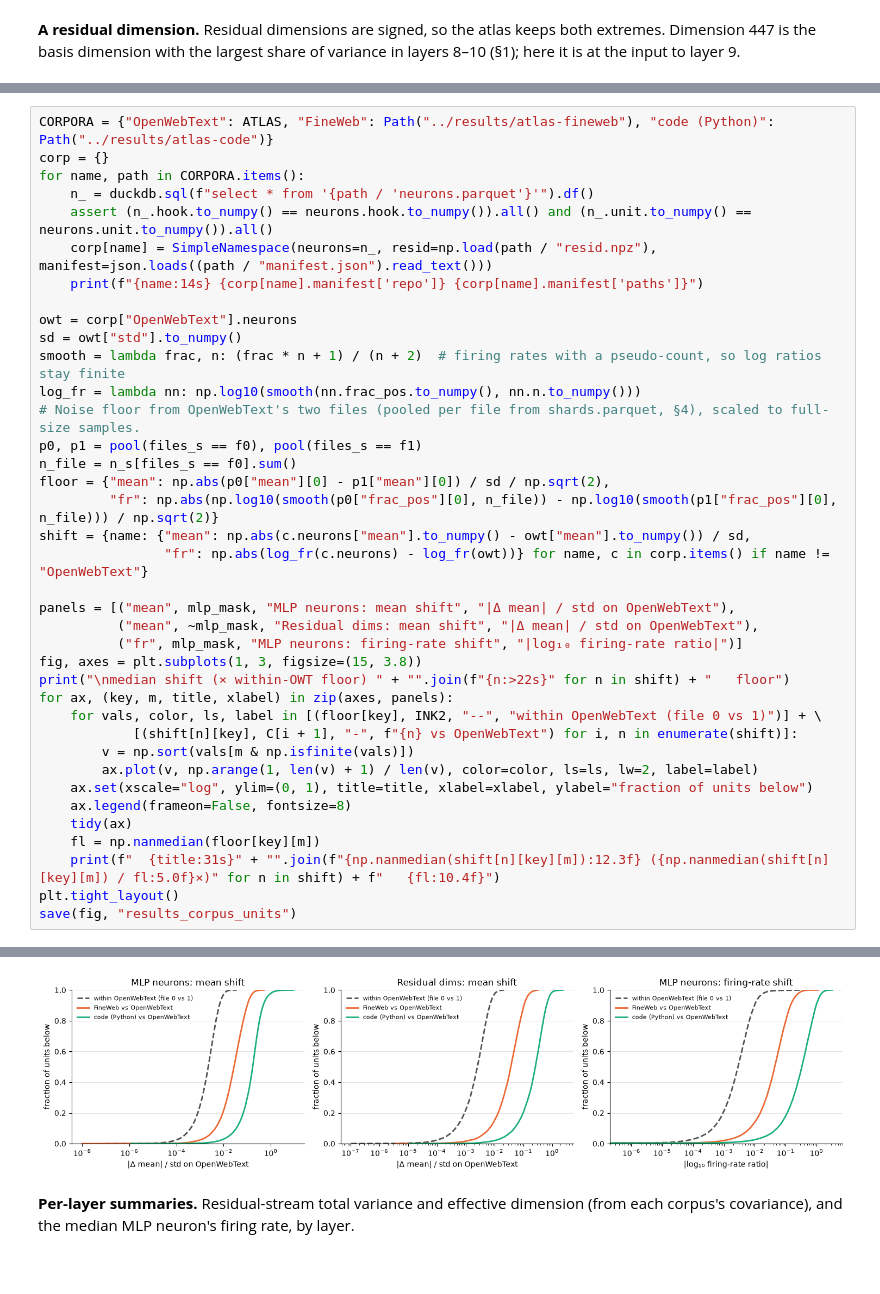
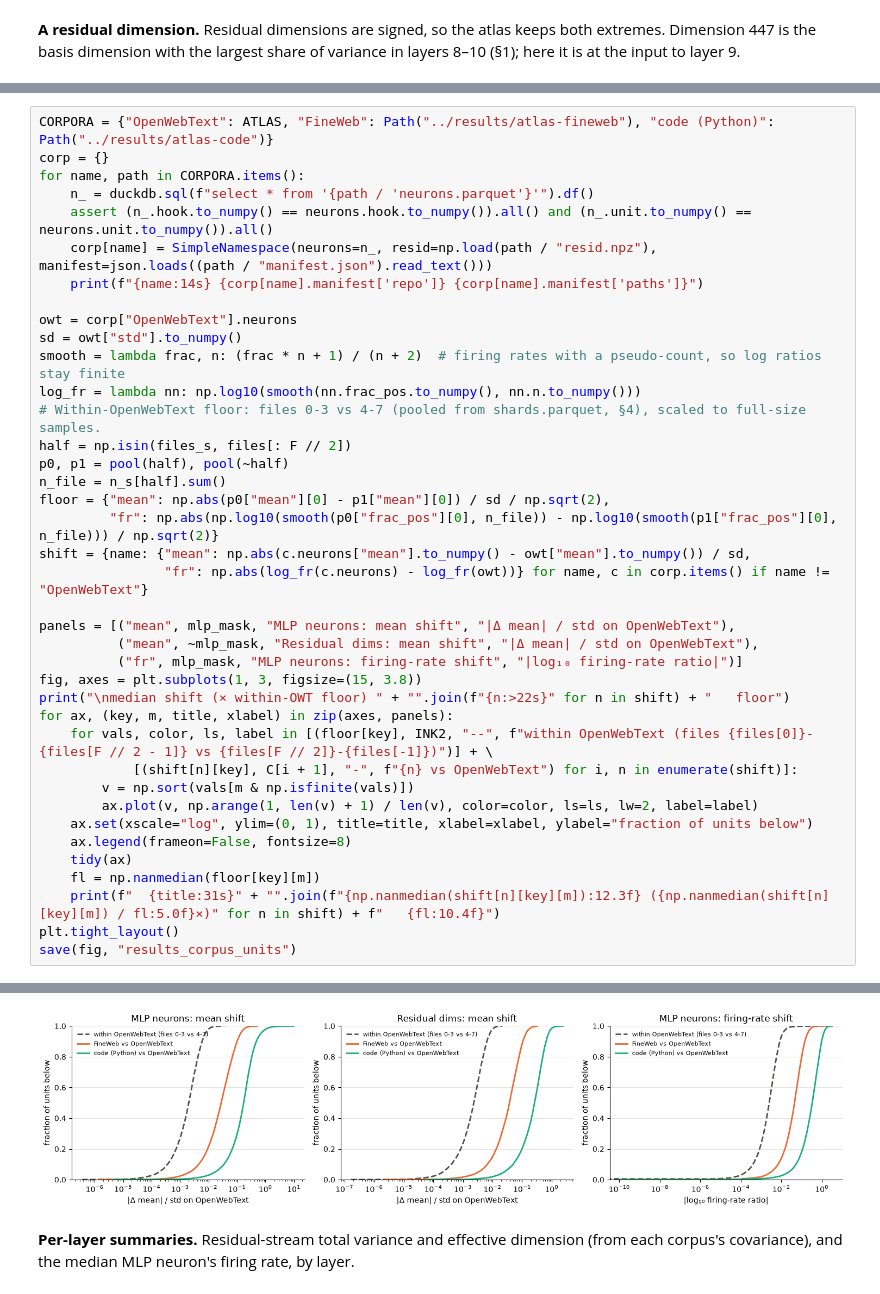
Before and after one commit to rreece/gpt2-atlas, a Jupyter notebook: notebooks/atlas.ipynb, the cells around one changed output, grey strips where cells are left out. Drawn from its saved outputs; the diff is of its cells as text.

```diff
--- a/notebooks/atlas.ipynb
+++ b/notebooks/atlas.ipynb
@@ -385,9 +417,10 @@ owt = corp["OpenWebText"].neurons
 sd = owt["std"].to_numpy()
 smooth = lambda frac, n: (frac * n + 1) / (n + 2)  # firing rates with a pseudo-count, so log ratios stay finite
 log_fr = lambda nn: np.log10(smooth(nn.frac_pos.to_numpy(), nn.n.to_numpy()))
-# Noise floor from OpenWebText's two files (pooled per file from shards.parquet, §4), scaled to full-size samples.
-p0, p1 = pool(files_s == f0), pool(files_s == f1)
-n_file = n_s[files_s == f0].sum()
+# Within-OpenWebText floor: files 0-3 vs 4-7 (pooled from shards.parquet, §4), scaled to full-size samples.
+half = np.isin(files_s, files[: F // 2])
+p0, p1 = pool(half), pool(~half)
+n_file = n_s[half].sum()
 floor = {"mean": np.abs(p0["mean"][0] - p1["mean"][0]) / sd / np.sqrt(2),
          "fr": np.abs(np.log10(smooth(p0["frac_pos"][0], n_file)) - np.log10(smooth(p1["frac_pos"][0], n_file))) / np.sqrt(2)}
 shift = {name: {"mean": np.abs(c.neurons["mean"].to_numpy() - owt["mean"].to_numpy()) / sd,
@@ -399,7 +432,7 @@ panels = [("mean", mlp_mask, "MLP neurons: mean shift", "|Δ mean| / std on Open
 fig, axes = plt.subplots(1, 3, figsize=(15, 3.8))
 print("\nmedian shift (× within-OWT floor) " + "".join(f"{n:>22s}" for n in shift) + "   floor")
 for ax, (key, m, title, xlabel) in zip(axes, panels):
-    for vals, color, ls, label in [(floor[key], INK2, "--", "within OpenWebText (file 0 vs 1)")] + \
+    for vals, color, ls, label in [(floor[key], INK2, "--", f"within OpenWebText (files {files[0]}-{files[F // 2 - 1]} vs {files[F // 2]}-{files[-1]})")] + \
             [(shift[n][key], C[i + 1], "-", f"{n} vs OpenWebText") for i, n in enumerate(shift)]:
         v = np.sort(vals[m & np.isfinite(vals)])
         ax.plot(v, np.arange(1, len(v) + 1) / len(v), color=color, ls=ls, lw=2, label=label)
@@ -422,4 +455,4 @@ median shift (× within-OWT floor)                FineWeb         code (Python)
-[figure, old version]
+[figure, new version]
 # %% [markdown]
 **Per-layer summaries.** Residual-stream total variance and effective dimension (from each corpus's covariance), and
 the median MLP neuron's firing rate, by layer.
```
Also changed, not shown: parts of 21 cells of this notebook, 16 other files.
